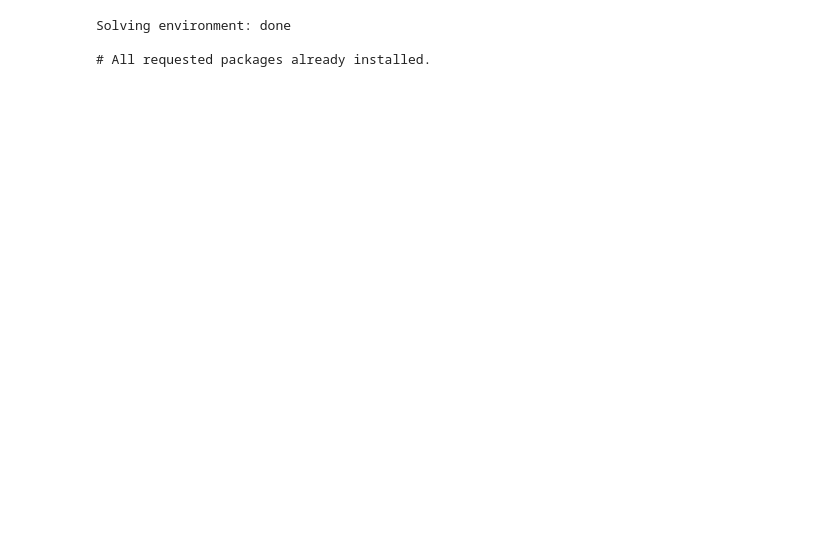
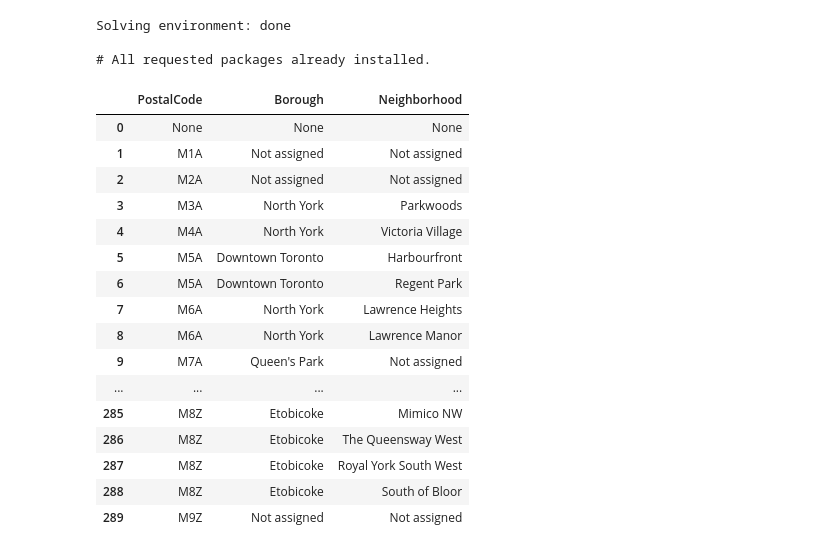
Before and after one commit to brunodeabreu/Coursera_Capstone, a Jupyter notebook: Capstone week3.ipynb, the cells around one changed output. Cells and saved outputs as stored; diff of their text form; code cells hidden in the pictures; blank space fills up the shorter version.

```diff
--- a/Capstone week3.ipynb
+++ b/Capstone week3.ipynb
@@ -27,3 +27,33 @@ import folium # map rendering library
 Solving environment: done
 
 # All requested packages already installed.
+# %%
+
+url = 'https://en.wikipedia.org/wiki/List_of_postal_codes_of_Canada:_M'
+wiki_html = requests.get(url).text
+soup = BeautifulSoup(wiki_html, 'html.parser')
+# %%
+data = []
+for tr in soup.tbody.find_all('tr'):
+    data.append([ td.get_text().strip() for td in tr.find_all('td')])
+# %%
+df = pd.DataFrame(data, columns=['PostalCode','Borough','Neighborhood'])
+df
+# %% [output]
+|  | PostalCode | Borough | Neighborhood |
+| 0 | None | None | None |
+| 1 | M1A | Not assigned | Not assigned |
+| 2 | M2A | Not assigned | Not assigned |
+| 3 | M3A | North York | Parkwoods |
+| 4 | M4A | North York | Victoria Village |
+| 5 | M5A | Downtown Toronto | Harbourfront |
+| 6 | M5A | Downtown Toronto | Regent Park |
+| 7 | M6A | North York | Lawrence Heights |
+| 8 | M6A | North York | Lawrence Manor |
+| 9 | M7A | Queen's Park | Not assigned |
+| ... | ... | ... | ... |
+| 285 | M8Z | Etobicoke | Mimico NW |
+| 286 | M8Z | Etobicoke | The Queensway West |
+| 287 | M8Z | Etobicoke | Royal York South West |
+| 288 | M8Z | Etobicoke | South of Bloor |
+| 289 | M9Z | Not assigned | Not assigned |
```
Also changed, not shown: parts of 15 cells of this notebook.
